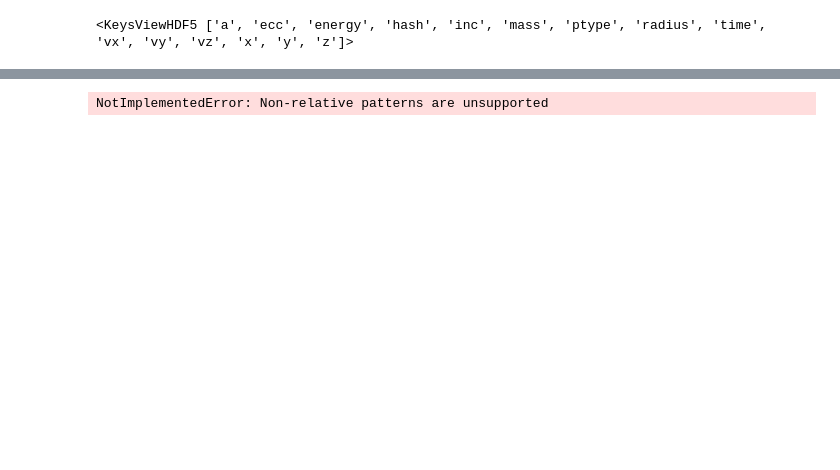
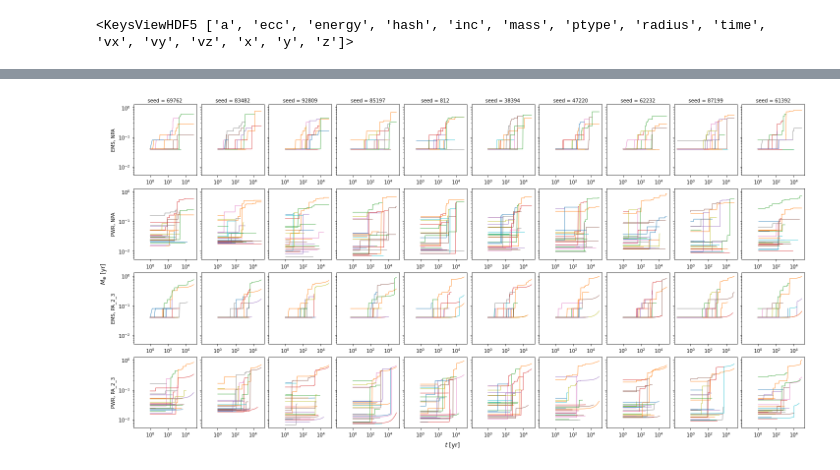
Before and after one commit to cassum-2022-project-21/workspace, a Jupyter notebook: viz.ipynb, the cells around one changed output, grey strips where cells are left out. Cells and saved outputs as stored; diff of their text form; code cells hidden in the pictures; blank space fills up the shorter version.

Commit message:
More visualizations

```diff
--- a/viz.ipynb
+++ b/viz.ipynb
@@ -36,31 +36,55 @@ def plot_one_mass_growth_over_time(ax, p_hash, steps, **kwargs):
     time = []
     for step in steps:
         hashes = step["hash"][0]
-        i, = np.where(np.isclose(hashes, p_hash))
+        i, = np.where(hashes == p_hash)
         if i.size == 0:
             break
         mass.extend((step["mass"][:, i] | units.MSun).value_in(units.MEarth))
         time.extend(step["time"])
     ax.plot(time, mass, **kwargs)
 # %%
-fig, axs = plt.subplots(6, 6, sharex=True, sharey=True, figsize=(16, 16), constrained_layout=True)
+fig, axs = plt.subplots(4, 10, sharex=True, sharey=True, figsize=(20, 10), constrained_layout=True)
 
-ax = axs[0][0]
-for p_hash in hashes[1:]:
-    plot_one_mass_growth_over_time(ax, p_hash, sorted_steps, linewidth=0.8, **prop_table[p_hash])
-ax.set_xscale('log')
-ax.set_yscale('log')
+seed_order = (69762, 83482, 92809, 85197, 812, 38394, 47220, 62232, 87199, 61392)
+seed_to_column = { seed: i for i, seed in enumerate(seed_order) }
+for (alpha, beta, seed), h5path in util.find_all_simulations("sim/simon_simulations").items():
+    # x = (seed // 100) - 1 # column of axis
+    x = seed_to_column[seed]
+    if beta is None:
+        y = 0
+    elif beta == "2_3":
+        y = 2
+    # elif beta == "4_3":
+    #     y = 4
+    if alpha is not None:
+        y += 1
+    ax = axs[y, x]
 
-for (y, x), ax in np.ndenumerate(axs):
+    f = h5py.File(h5path, "r")
+
+    sorted_steps = util.sorted_steps(f)
+    hashes = sorted_steps[0]["hash"][0]
+    prop_table = util.prop_table(hashes)
+
+    for p_hash in hashes[1:]:
+        plot_one_mass_growth_over_time(ax, p_hash, sorted_steps, linewidth=0.8, **prop_table[p_hash])
+    ax.set_xscale('log')
+    ax.set_yscale('log')
+
     if y == 0:
-        ax.set_xlabel(f'seed = {100 * (x+1)}')
+        ax.set_xlabel(f'seed = {seed}')
         ax.xaxis.set_label_position('top')
+
+    if x == 0:
+        ax.set_ylabel(f'{"EMS" if alpha is None else "PWR"}, {"NPA" if beta is None else f"PA_{beta}"}')
+
     ax.xaxis.set_tick_params(labelbottom=True)
+
+    f.close()
 
 fig.supxlabel('$t$ [yr]')
 fig.supylabel('$M_{\oplus}$ [yr]')
+fig.savefig("images/20220531_mass_over_time_grid.png", facecolor="white")
 plt.show()
+# %% [output]
+[figure, added]
-# %%
-list(util.find_all_simulations("sim/simon_simulations"))
-# %% [output]
-NotImplementedError: Non-relative patterns are unsupported
```
Also changed, not shown: parts of 7 cells of this notebook, 4 other files.
